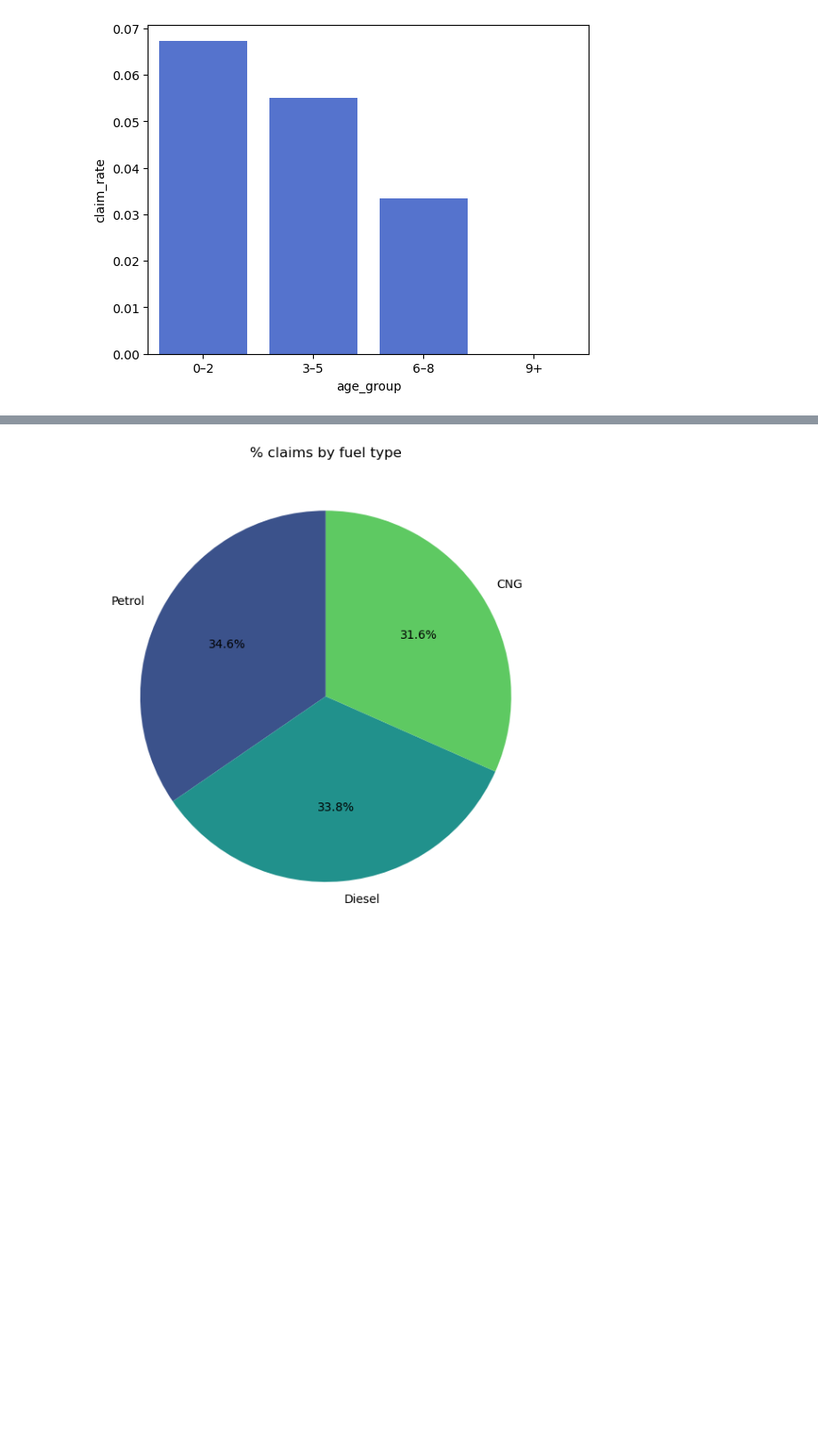
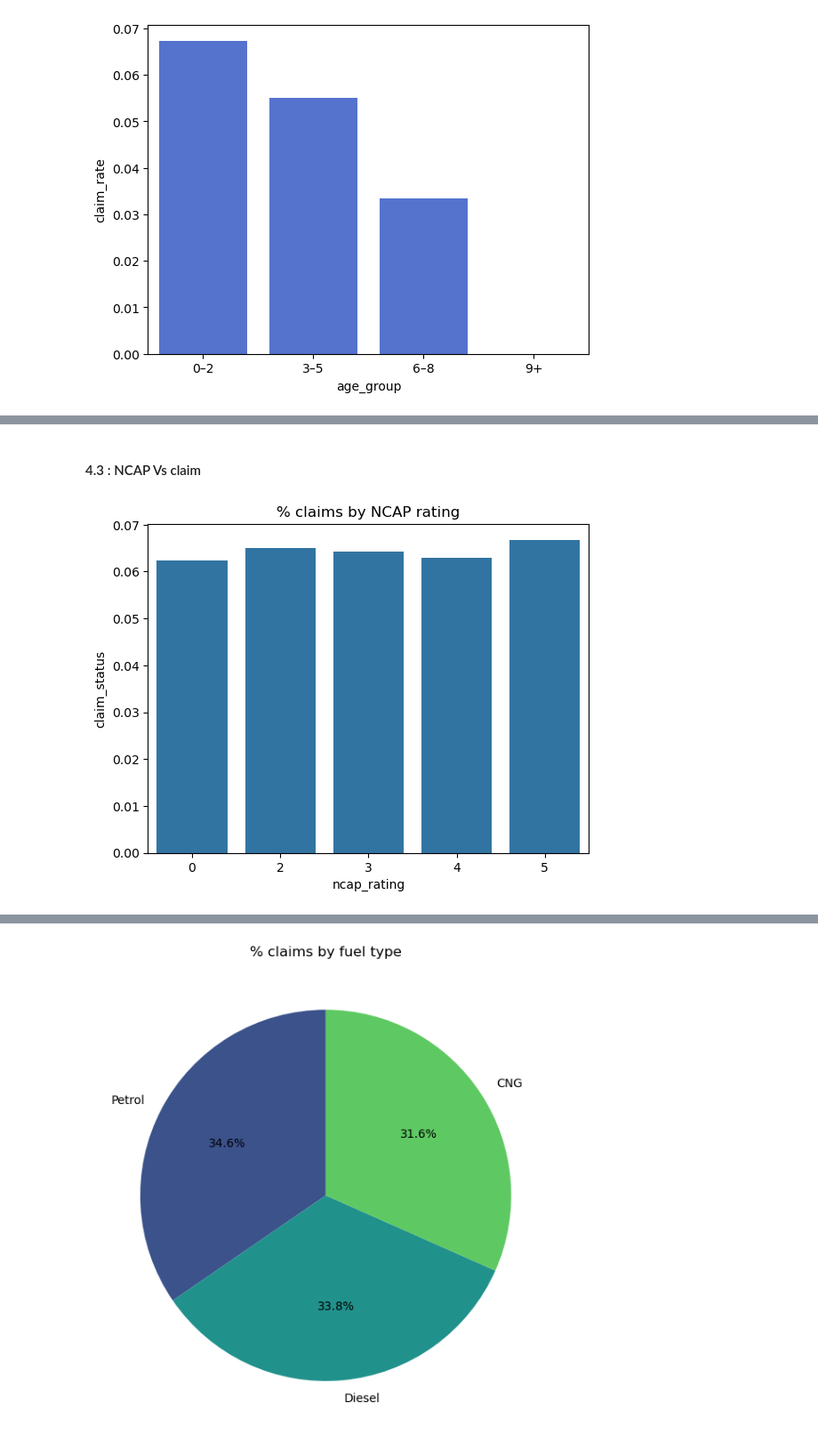
Before and after one commit to tlilimaryem7-cloud/project-2-eda-sql, a Jupyter notebook: EDA_insurance_claim.ipynb, the cells around one changed output, grey strips where cells are left out. Shown at 89% size. Cells and saved outputs as stored; diff of their text form; code cells hidden in the pictures; blank space fills up the shorter version.

```diff
--- a/EDA_insurance_claim.ipynb
+++ b/EDA_insurance_claim.ipynb
@@ -387,0 +421,9 @@ sns.barplot(
+# %% [markdown]
+#### 4.3 : NCAP Vs claim
+# %%
+claim_by_ncap = df.groupby("ncap_rating")["claim_status"].mean().reset_index()
+sns.barplot(x="ncap_rating", y="claim_status", data=claim_by_ncap)
+plt.title("% claims by NCAP rating")
+plt.show()
+# %% [output]
+[figure, added]
```
Also changed, not shown: parts of 15 cells of this notebook, 1 other file.
